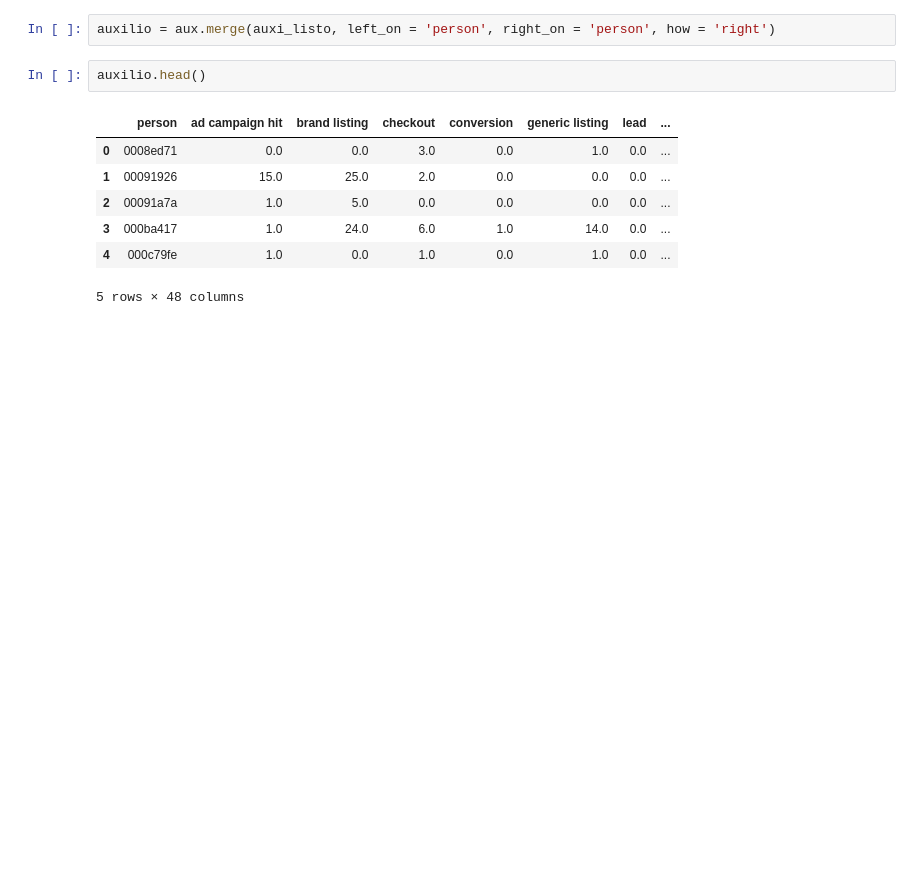
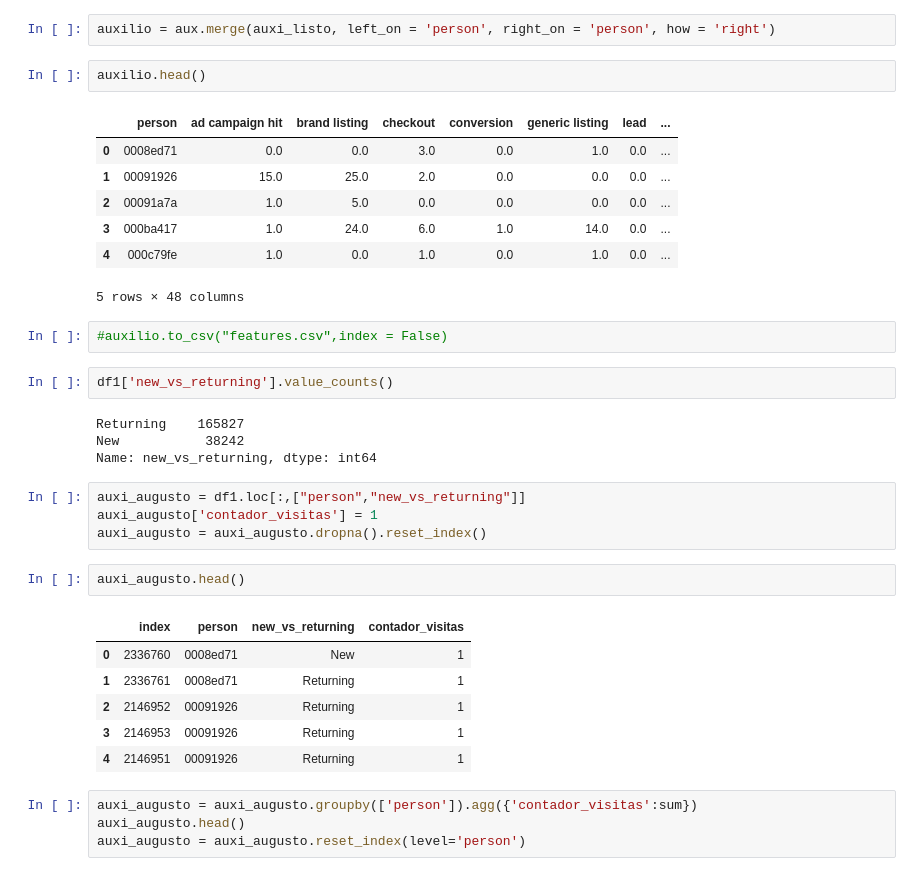
Before and after one commit to Santiago39353535/Tp2-Datos, a Jupyter notebook: Procesamiento1erSummit.ipynb, the cells around one changed output. Cells and saved outputs as stored; diff of their text form; blank space fills up the shorter version.

```diff
--- a/Procesamiento1erSummit.ipynb
+++ b/Procesamiento1erSummit.ipynb
@@ -525,3 +523,28 @@ auxilio.head()
 | 3 | 000ba417 | 1.0 | 24.0 | 6.0 | 1.0 | 14.0 | 0.0 | ... |
 | 4 | 000c79fe | 1.0 | 0.0 | 1.0 | 0.0 | 1.0 | 0.0 | ... |
 5 rows × 48 columns
+# %%
+#auxilio.to_csv("features.csv",index = False)
+# %%
+df1['new_vs_returning'].value_counts()
+# %% [output]
+Returning    165827
+New           38242
+Name: new_vs_returning, dtype: int64
+# %%
+auxi_augusto = df1.loc[:,["person","new_vs_returning"]]
+auxi_augusto['contador_visitas'] = 1
+auxi_augusto = auxi_augusto.dropna().reset_index()
+# %%
+auxi_augusto.head()
+# %% [output]
+|  | index | person | new_vs_returning | contador_visitas |
+| 0 | 2336760 | 0008ed71 | New | 1 |
+| 1 | 2336761 | 0008ed71 | Returning | 1 |
+| 2 | 2146952 | 00091926 | Returning | 1 |
+| 3 | 2146953 | 00091926 | Returning | 1 |
+| 4 | 2146951 | 00091926 | Returning | 1 |
+# %%
+auxi_augusto = auxi_augusto.groupby(['person']).agg({'contador_visitas':sum})
+auxi_augusto.head()
+auxi_augusto = auxi_augusto.reset_index(level='person')
```
Also changed, not shown: parts of 5 cells of this notebook, 1 other file.
